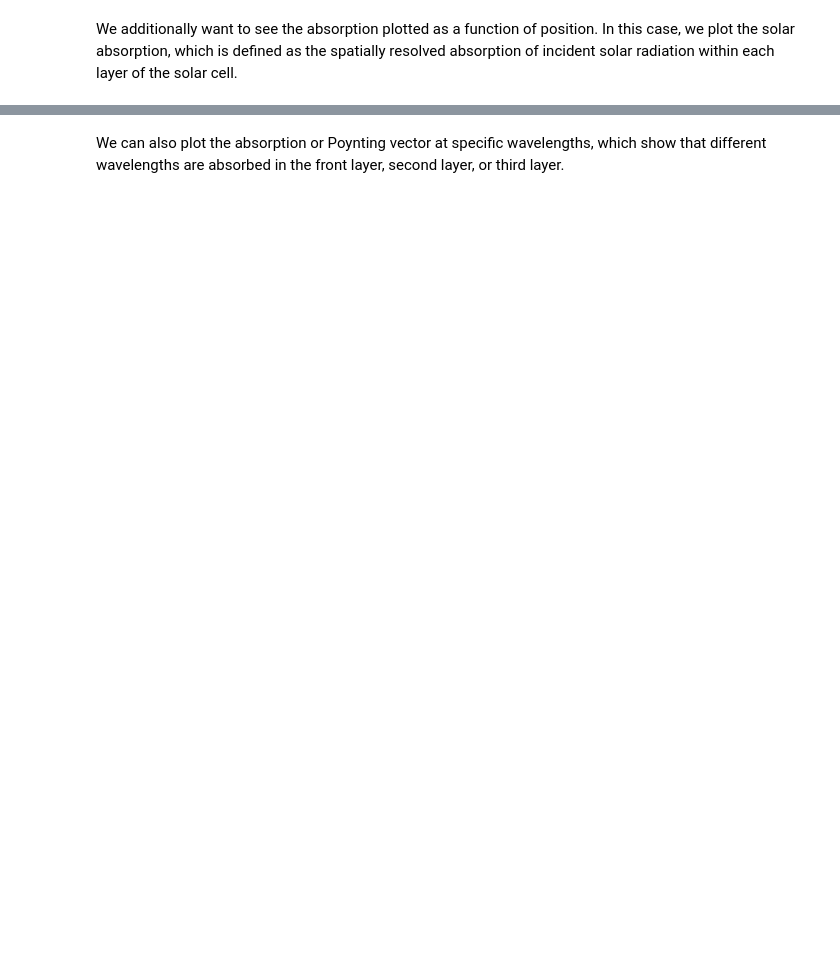
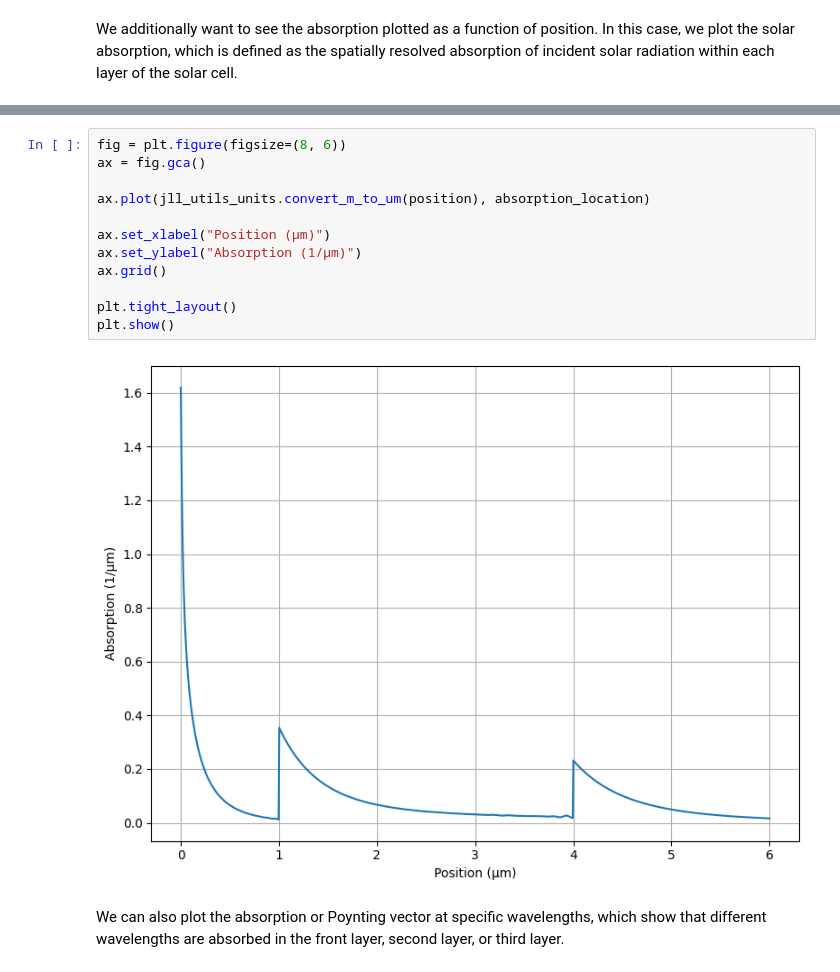
Before and after one commit to JaxLayerLumos/JaxLayerLumos, a Jupyter notebook: examples/triple-junction-solar-cells.ipynb, the cells around one changed output, grey strips where cells are left out. Saved outputs shown, nothing was run; the diff lists cells and outputs as text; blank space fills up the shorter version.

```diff
--- a/examples/triple-junction-solar-cells.ipynb
+++ b/examples/triple-junction-solar-cells.ipynb
@@ -115,3 +105,17 @@ Text(0, 0.5, 'Absorption (1/um)')
+# %%
+fig = plt.figure(figsize=(8, 6))
+ax = fig.gca()
+
+ax.plot(jll_utils_units.convert_m_to_um(position), absorption_location)
+
+ax.set_xlabel("Position (µm)")
+ax.set_ylabel("Absorption (1/µm)")
+ax.grid()
+
+plt.tight_layout()
+plt.show()
+# %% [output]
+[figure, added]
 # %% [markdown]
 We can also plot the absorption or Poynting vector at specific wavelengths, which show that different wavelengths are absorbed in the front layer, second layer, or third layer.
 # %%
```
Also changed, not shown: parts of 10 cells of this notebook.
